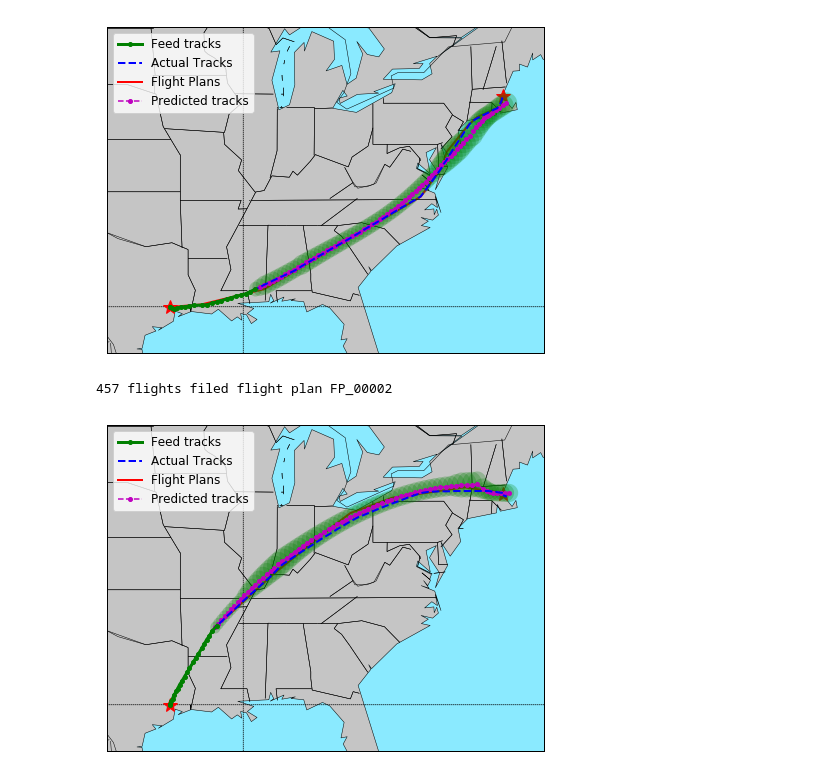
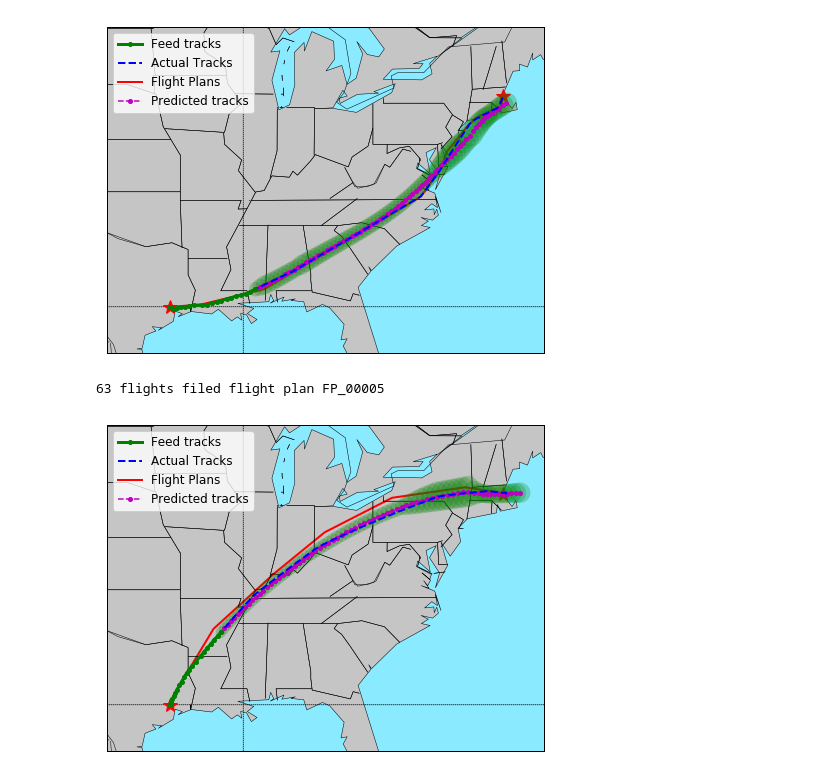
Before and after one commit to yulinliu101/DeepTP, a Jupyter notebook: src/Visualize_Generated_Trajectories.ipynb, the cells around one changed output. Saved outputs shown, nothing was run; the diff lists cells and outputs as text; code cells hidden in the pictures.

Commit message:
update visualization

```diff
--- a/src/Visualize_Generated_Trajectories.ipynb
+++ b/src/Visualize_Generated_Trajectories.ipynb
@@ -94,20 +94,20 @@ plot_track, plot_fp = plot_fp_act(fid_fp[1],
 [figure]
 # %%
 best_seq_idx = eval_cls._best_sequence_idx(eval_cls.pred_logprobs)
-k = 0
+k = 6
 fid_fp = eval_cls.feed_fp.groupby(['FLT_PLAN_ID', 'FLT_PLAN_ID_REAL']).head(1)[['FLT_PLAN_ID', 'FLT_PLAN_ID_REAL']].values[k]
 
 plot_track, plot_fp = plot_fp_act(fid_fp[1],
                                   FP_utlize,
                                   act_track_data.loc[act_track_data.FID == fid_fp[0]],
                                   feed_fp.loc[feed_fp.FLT_PLAN_ID == fid_fp[0]],
                                   feed_track = feed_data.loc[feed_data.FID == fid_fp[0]],
                                   pred_track=None,
                                   pred_track_mu = eval_cls.preds[:, 20:, ],
                                   pred_track_cov = eval_cls.pred_covs,
                                   k = best_seq_idx[k],
                                   nstd = 3,
                                   sort = False)
 # %% [output]
-457 flights filed flight plan FP_00002
+63 flights filed flight plan FP_00005
-[figure, old version]
+[figure, new version]
```
